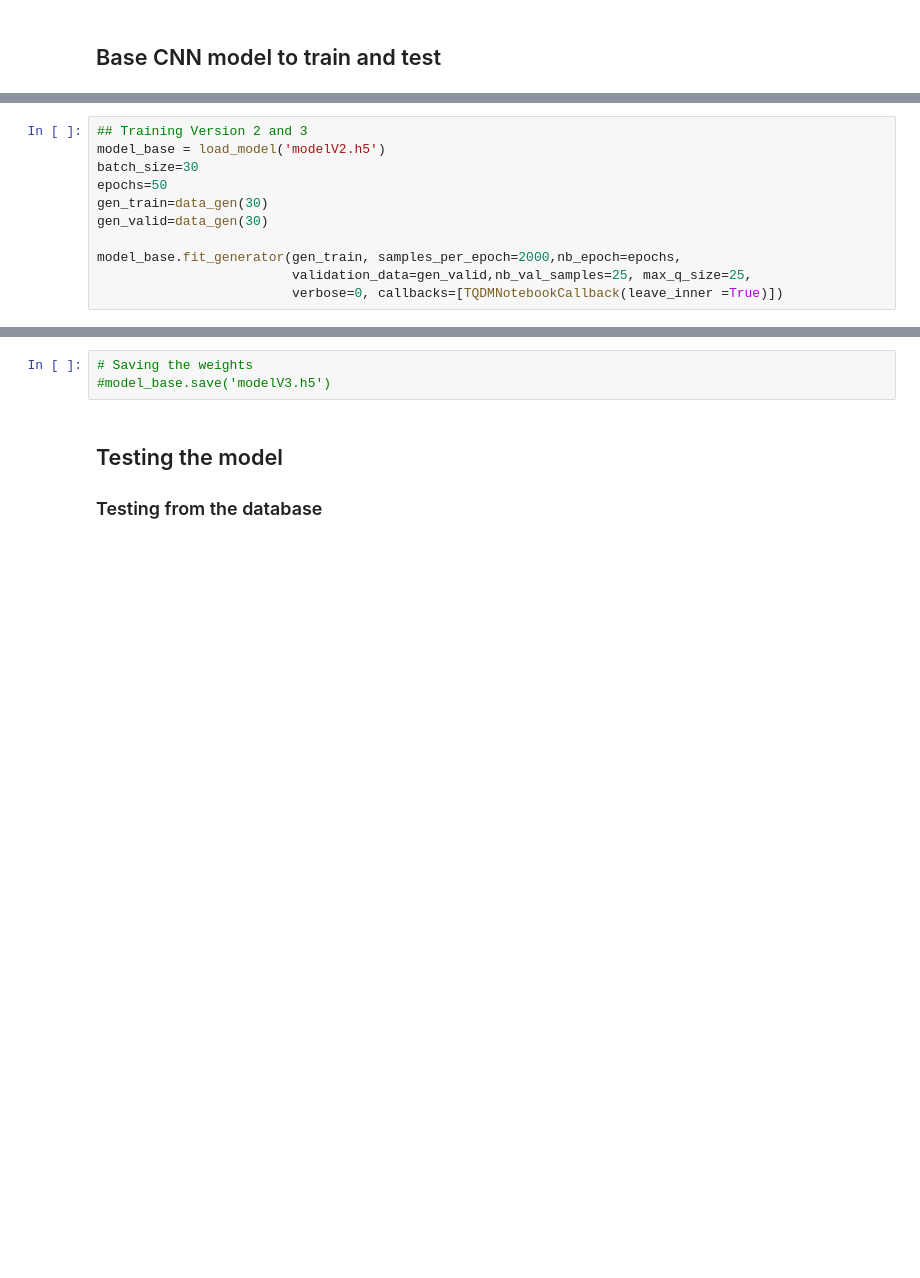
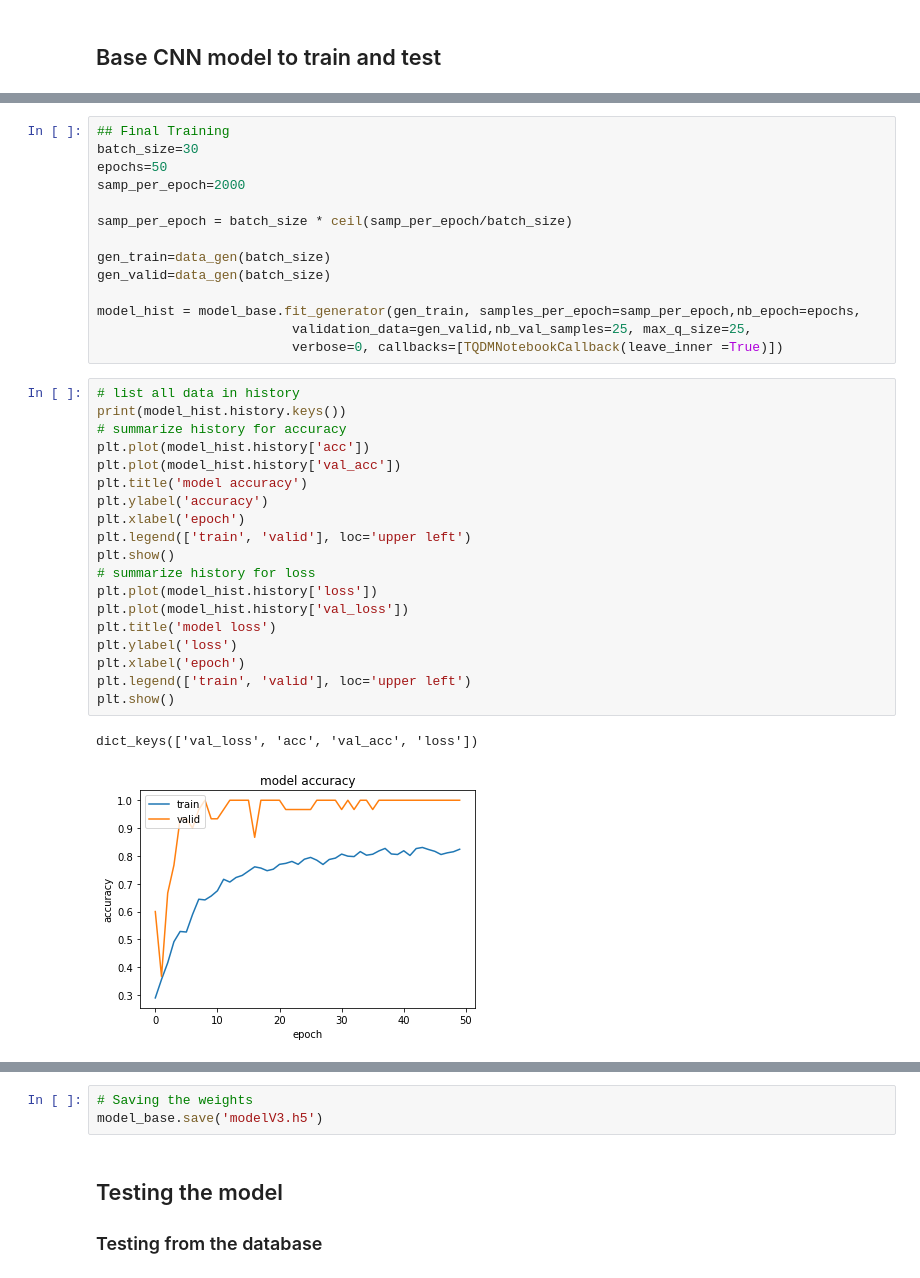
Before and after one commit to anishpillay2002/Facial_Recognition, a Jupyter notebook: facial_recognition_final_code.ipynb, the cells around one changed output, grey strips where cells are left out. Drawn from its saved outputs; the diff is of its cells as text; blank space fills up the shorter version.

Commit message:
Ran the Model Once

```diff
--- a/facial_recognition_final_code.ipynb
+++ b/facial_recognition_final_code.ipynb
@@ -457,13 +467,38 @@ Trainable params: 1,212,977
 Non-trainable params: 0
 ____________________________________________________________________________________________________
 # %%
-## Training Version 2 and 3
-model_base = load_model('modelV2.h5')
+## Final Training
 batch_size=30
 epochs=50
-gen_train=data_gen(30)
-gen_valid=data_gen(30)
+samp_per_epoch=2000
 
-model_base.fit_generator(gen_train, samples_per_epoch=2000,nb_epoch=epochs,
+samp_per_epoch = batch_size * ceil(samp_per_epoch/batch_size)
+
+gen_train=data_gen(batch_size)
+gen_valid=data_gen(batch_size)
+
+model_hist = model_base.fit_generator(gen_train, samples_per_epoch=samp_per_epoch,nb_epoch=epochs,
                          validation_data=gen_valid,nb_val_samples=25, max_q_size=25,
                          verbose=0, callbacks=[TQDMNotebookCallback(leave_inner =True)])
+# %%
+# list all data in history
+print(model_hist.history.keys())
+# summarize history for accuracy
+plt.plot(model_hist.history['acc'])
+plt.plot(model_hist.history['val_acc'])
+plt.title('model accuracy')
+plt.ylabel('accuracy')
+plt.xlabel('epoch')
+plt.legend(['train', 'valid'], loc='upper left')
+plt.show()
+# summarize history for loss
+plt.plot(model_hist.history['loss'])
+plt.plot(model_hist.history['val_loss'])
+plt.title('model loss')
+plt.ylabel('loss')
+plt.xlabel('epoch')
+plt.legend(['train', 'valid'], loc='upper left')
+plt.show()
+# %% [output]
+dict_keys(['val_loss', 'acc', 'val_acc', 'loss'])
+[figure, added]
@@ -470,6 +506,6 @@ model_base.fit_generator(gen_train, samples_per_epoch=2000,nb_epoch=epochs,
 # %%
 # Saving the weights
-#model_base.save('modelV3.h5')
+model_base.save('modelV3.h5')
 # %% [markdown]
 ## Testing the model
 ### Testing from the database
```
Also changed, not shown: parts of 19 cells of this notebook, 2 other files.
